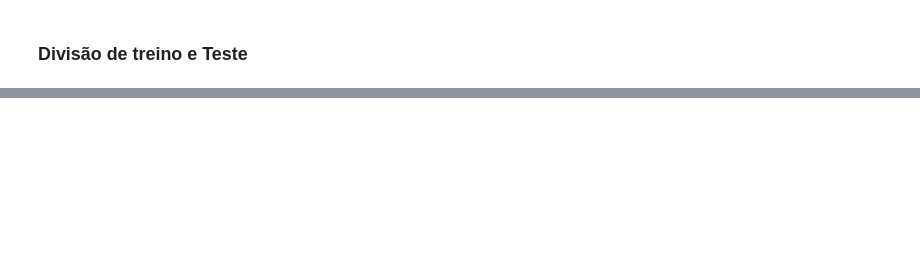
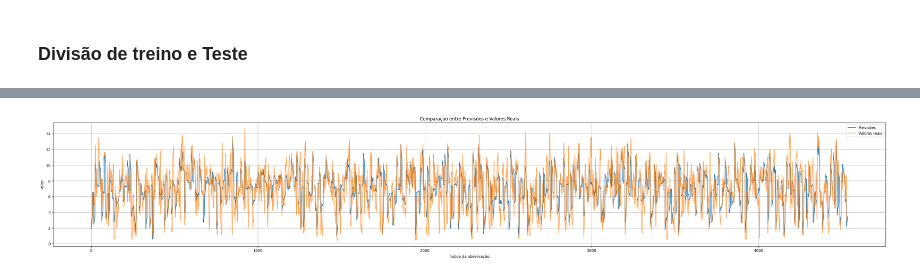
Before and after one commit to JeanArthurCostaDias/MOD17-OPTIMIZATION-AND-PREDICTION, a Jupyter notebook: main.ipynb, the cells around one changed output, grey strips where cells are left out. Saved outputs shown, nothing was run; the diff lists cells and outputs as text; code cells hidden in the pictures; blank space fills up the shorter version.

```diff
--- a/main.ipynb
+++ b/main.ipynb
@@ -537,0 +563,25 @@ plt.legend(['raw_preds','target'])
+# %%
+best_params = {'optimizer': 'NovoGrad',
+ 'dim_ff': 345,
+ 'encoder_dropout': 0.22442028388571317,
+ 'fc_dropout': 0.43607319448486254,
+ 'abs_pos_encode': 'sin',
+ 'rel_pos_encode': 'vector',
+ 'learning_rate': 0.0007474192605577811,
+ 'Huber_delta': 1.8328954592318447}
+# %%
+#learning_rate = study.best_trial.params['learning_rate']
+learning_rate = best_params['learning_rate']
+#optimizer = otimizadores[study.best_trial.params['optimizer']]
+optimizer = otimizadores[best_params['optimizer']]
+#delta = study.best_trial.params['Huber_delta']
+delta = best_params['Huber_delta']
+#params_without_lr = {key: value for key, value in study.best_trial.params.items() if (key != 'learning_rate') and (key != 'optimizer') and (key != 'Huber_delta')}
+params_without_lr = {key: value for key, value in best_params.items() if (key != 'learning_rate') and (key != 'optimizer') and (key != 'Huber_delta')}
+
+learn = TSForecaster(X, y, splits=splits, path='models', tfms=tfms,
+                         batch_tfms=TSStandardize(),arch=f"{ConvTranPlus.__name__}",
+                         arch_config= params_without_lr, metrics= [mae,rmse],
+                         cbs=[ShowGraph(),PredictionDynamics(alpha=.5, size=75)],
+                         loss_func=HuberLoss('mean',1.0),opt_func=wrap_optimizer(optimizer),seed=1)
+learn.fit_one_cycle(250,lr_max=learning_rate)
@@ -537,0 +611,10 @@ plt.legend(['raw_preds','target'])
+# %%
+raw_preds, target, _ = learn.get_X_preds(X[splits[1]], y[splits[1]])
+mae_test = F.l1_loss(raw_preds, target, reduction='mean')
+mse_test = F.mse_loss(raw_preds, target, reduction='mean')
+rmse_test = torch.sqrt(mse_test)
+r2_test = r2_score(y_pred=raw_preds,y_true=target)
+print(r2_test)
+print(mae_test)
+print(rmse_test)
+print(np.corrcoef(raw_preds.flatten(), target.flatten()))
@@ -537,0 +628,12 @@ plt.legend(['raw_preds','target'])
+# %%
+plt.figure(figsize=(40, 6))
+plt.plot(raw_preds.flatten(), label='Previsões', alpha=1)
+plt.plot(target.flatten(), label='Valores reais', alpha=0.7)
+plt.xlabel('Índice da observação')
+plt.ylabel('Valor')
+plt.title('Comparação entre Previsões e Valores Reais')
+plt.legend()
+plt.grid(True)
+plt.show()
+# %% [output]
+[figure, added]
```
Also changed, not shown: parts of 35 cells of this notebook, 53 other files.
